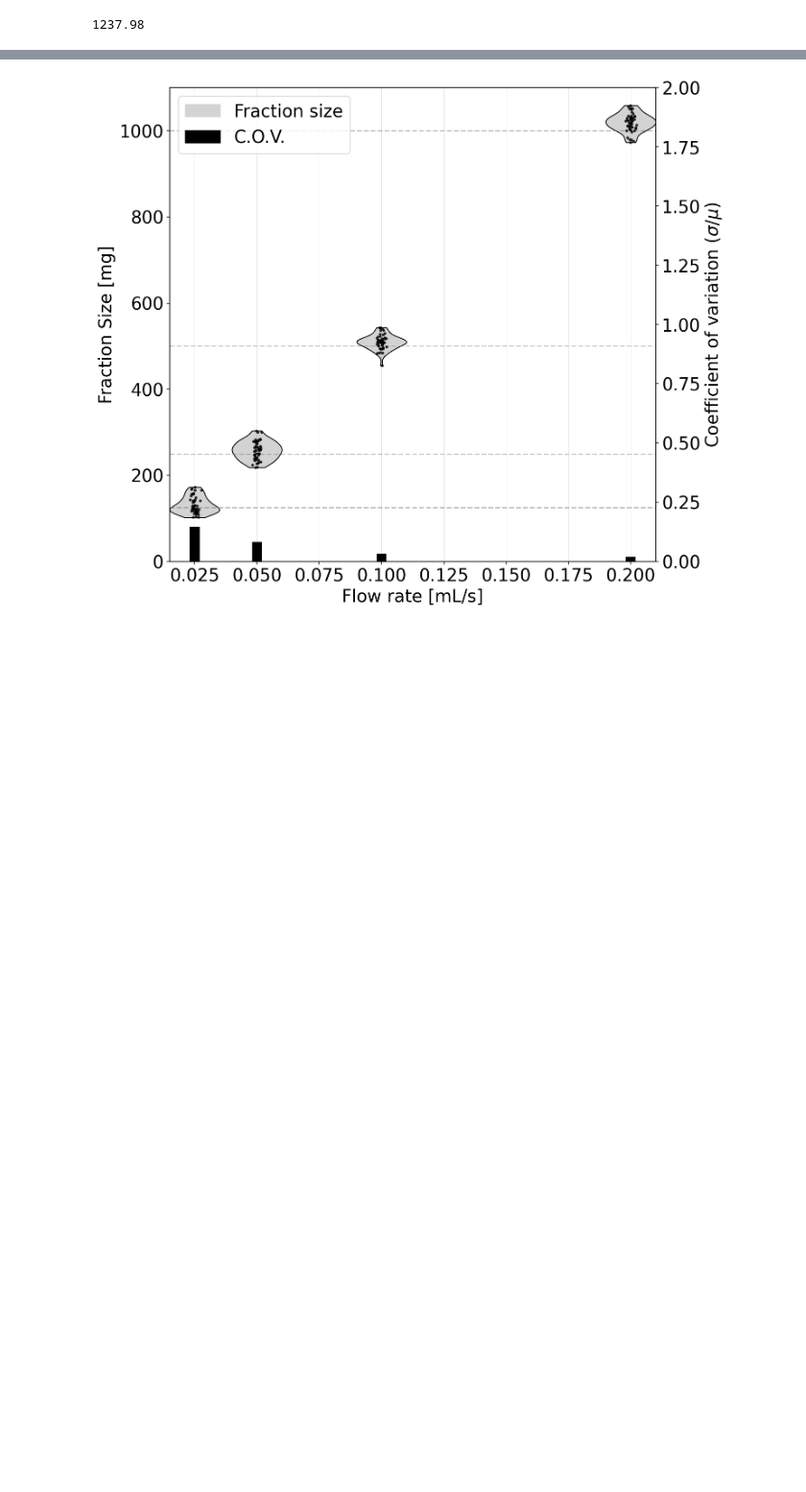
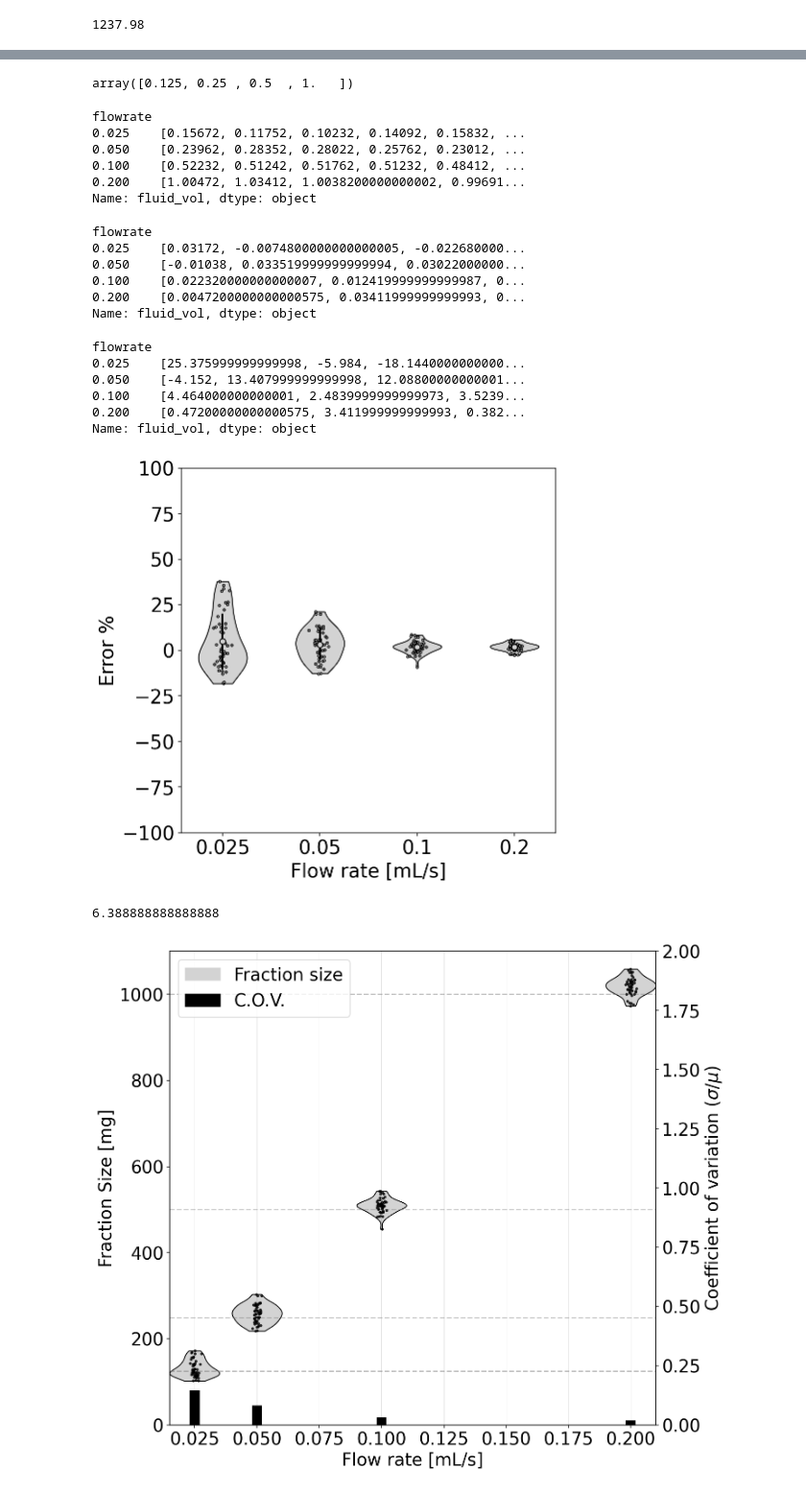
Before and after one commit to pachterlab/colosseum, a Jupyter notebook: analysis/figures.ipynb, the cells around one changed output, grey strips where cells are left out. Shown: that part at 96% size. Saved outputs shown, nothing was run; the diff lists cells and outputs as text; code cells hidden in the pictures; blank space fills up the shorter version.

Commit message:
made errors plot

```diff
--- a/analysis/figures.ipynb
+++ b/analysis/figures.ipynb
@@ -61,0 +84,3 @@ for condish in conditions:
+# %%
+mean = df.groupby("flowrate")["fluid_vol"].agg(np.mean)
+stdev = df.groupby("flowrate")["fluid_vol"].agg(np.std)
@@ -62,3 +143,57 @@ for condish in conditions:
+# %%
+err = (obs-exp)
+# %%
+exp
+# %% [output]
+array([0.125, 0.25 , 0.5  , 1.   ])
+# %%
+obs
+# %% [output]
+flowrate
+0.025    [0.15672, 0.11752, 0.10232, 0.14092, 0.15832, ...
+0.050    [0.23962, 0.28352, 0.28022, 0.25762, 0.23012, ...
+0.100    [0.52232, 0.51242, 0.51762, 0.51232, 0.48412, ...
+0.200    [1.00472, 1.03412, 1.0038200000000002, 0.99691...
+Name: fluid_vol, dtype: object
+# %%
+err
+# %% [output]
+flowrate
+0.025    [0.03172, -0.0074800000000000005, -0.022680000...
+0.050    [-0.01038, 0.033519999999999994, 0.03022000000...
+0.100    [0.022320000000000007, 0.012419999999999987, 0...
+0.200    [0.0047200000000000575, 0.03411999999999993, 0...
+Name: fluid_vol, dtype: object
+# %%
+err/exp*100
+# %% [output]
+flowrate
+0.025    [25.375999999999998, -5.984, -18.1440000000000...
+0.050    [-4.152, 13.407999999999998, 12.08800000000001...
+0.100    [4.464000000000001, 2.4839999999999973, 3.5239...
+0.200    [0.47200000000000575, 3.411999999999993, 0.382...
+Name: fluid_vol, dtype: object
+# %%
+fig, ax = plt.subplots(figsize=(7,7))
+
+errors = (err/exp*100).values
+
+violinplot(errors, ax, xticklabels=conditions)
+
+ax.set(**{
+    "xlabel": "Flow rate [mL/s]",
+    "ylabel": "Error %",
+    "ylim": (-100, 100)
+})
+
+
+fig.show()
+# %% [output]
+[figure, added]
+# %%
+23000/60/60
+# %% [output]
+6.388888888888888
 # %%
 fig, ax = plt.subplots(figsize=(10, 10))
 
```
Also changed, not shown: parts of 14 cells of this notebook.
